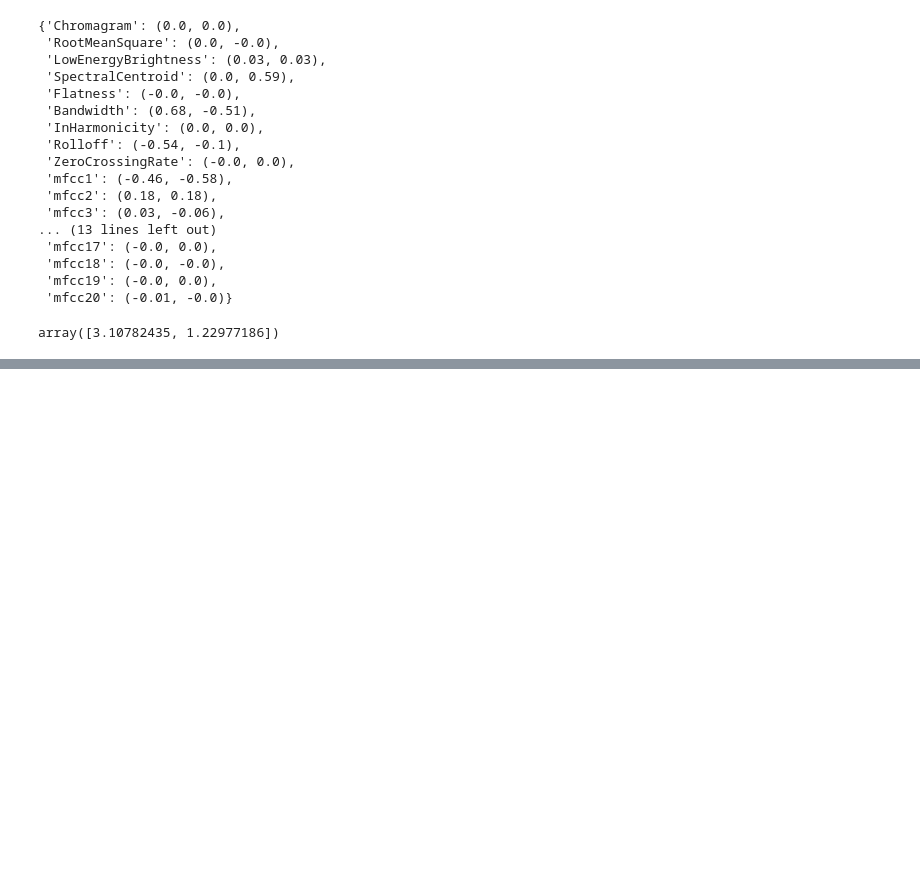
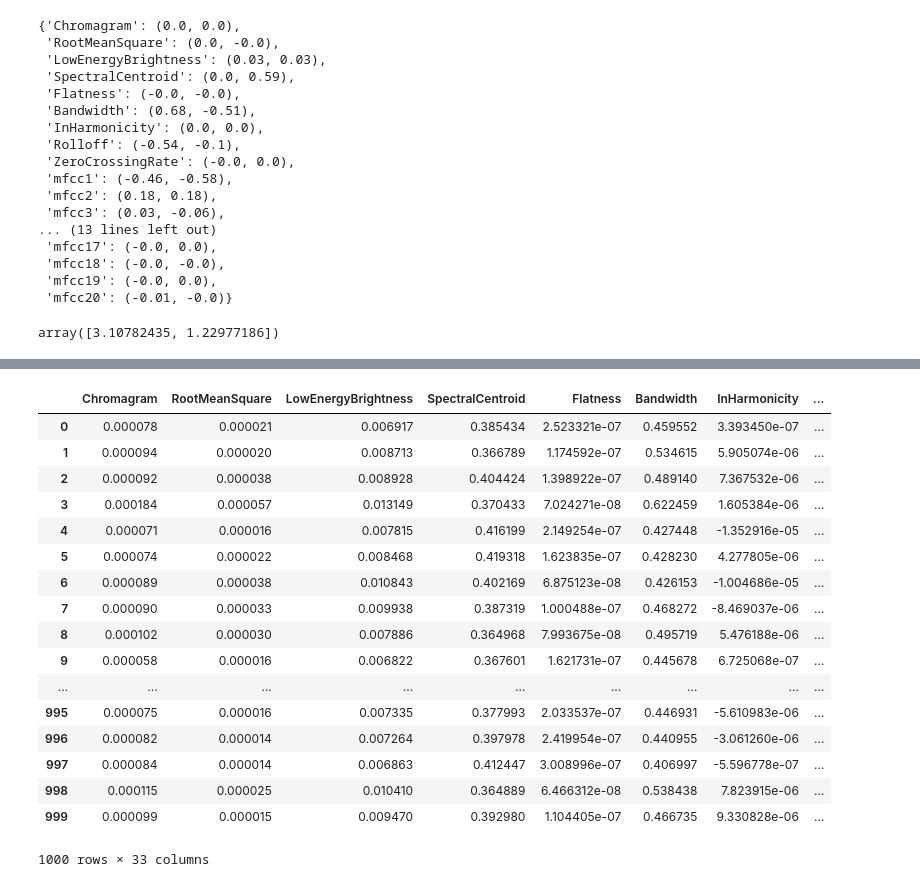
Before and after one commit to DylanCarey94/FYP-Music-Feature-Extraction-Music-Classification-Machine-Learning-Techniques, a Jupyter notebook: FYP_Demo_Code.ipynb, the cells around one changed output, grey strips where cells are left out. Cells and saved outputs as stored; diff of their text form; code cells hidden in the pictures; blank space fills up the shorter version.

```diff
--- a/FYP_Demo_Code.ipynb
+++ b/FYP_Demo_Code.ipynb
@@ -350,0 +362,25 @@ TypeError: '<' not supported between instances of 'float' and 'str'
+# %%
+# model=LogisticRegression(random_state=42)
+# model.fit(X_train, y_train)
+# y_pred = model.predict(X_test)
+# print('Accuracy: {}'.format(accuracy_score(y_test, y_pred)))
+X
+# %% [output]
+|  | Chromagram | RootMeanSquare | LowEnergyBrightness | SpectralCentroid | Flatness | Bandwidth | InHarmonicity | ... |
+| 0 | 0.000078 | 0.000021 | 0.006917 | 0.385434 | 2.523321e-07 | 0.459552 | 3.393450e-07 | ... |
+| 1 | 0.000094 | 0.000020 | 0.008713 | 0.366789 | 1.174592e-07 | 0.534615 | 5.905074e-06 | ... |
+| 2 | 0.000092 | 0.000038 | 0.008928 | 0.404424 | 1.398922e-07 | 0.489140 | 7.367532e-06 | ... |
+| 3 | 0.000184 | 0.000057 | 0.013149 | 0.370433 | 7.024271e-08 | 0.622459 | 1.605384e-06 | ... |
+| 4 | 0.000071 | 0.000016 | 0.007815 | 0.416199 | 2.149254e-07 | 0.427448 | -1.352916e-05 | ... |
+| 5 | 0.000074 | 0.000022 | 0.008468 | 0.419318 | 1.623835e-07 | 0.428230 | 4.277805e-06 | ... |
+| 6 | 0.000089 | 0.000038 | 0.010843 | 0.402169 | 6.875123e-08 | 0.426153 | -1.004686e-05 | ... |
+| 7 | 0.000090 | 0.000033 | 0.009938 | 0.387319 | 1.000488e-07 | 0.468272 | -8.469037e-06 | ... |
+| 8 | 0.000102 | 0.000030 | 0.007886 | 0.364968 | 7.993675e-08 | 0.495719 | 5.476188e-06 | ... |
+| 9 | 0.000058 | 0.000016 | 0.006822 | 0.367601 | 1.621731e-07 | 0.445678 | 6.725068e-07 | ... |
+| ... | ... | ... | ... | ... | ... | ... | ... | ... |
+| 995 | 0.000075 | 0.000016 | 0.007335 | 0.377993 | 2.033537e-07 | 0.446931 | -5.610983e-06 | ... |
+| 996 | 0.000082 | 0.000014 | 0.007264 | 0.397978 | 2.419954e-07 | 0.440955 | -3.061260e-06 | ... |
+| 997 | 0.000084 | 0.000014 | 0.006863 | 0.412447 | 3.008996e-07 | 0.406997 | -5.596778e-07 | ... |
+| 998 | 0.000115 | 0.000025 | 0.010410 | 0.364889 | 6.466312e-08 | 0.538438 | 7.823915e-06 | ... |
+| 999 | 0.000099 | 0.000015 | 0.009470 | 0.392980 | 1.104405e-07 | 0.466735 | 9.330828e-06 | ... |
+1000 rows × 33 columns
```
Also changed, not shown: parts of 16 cells of this notebook, 5 other files.
